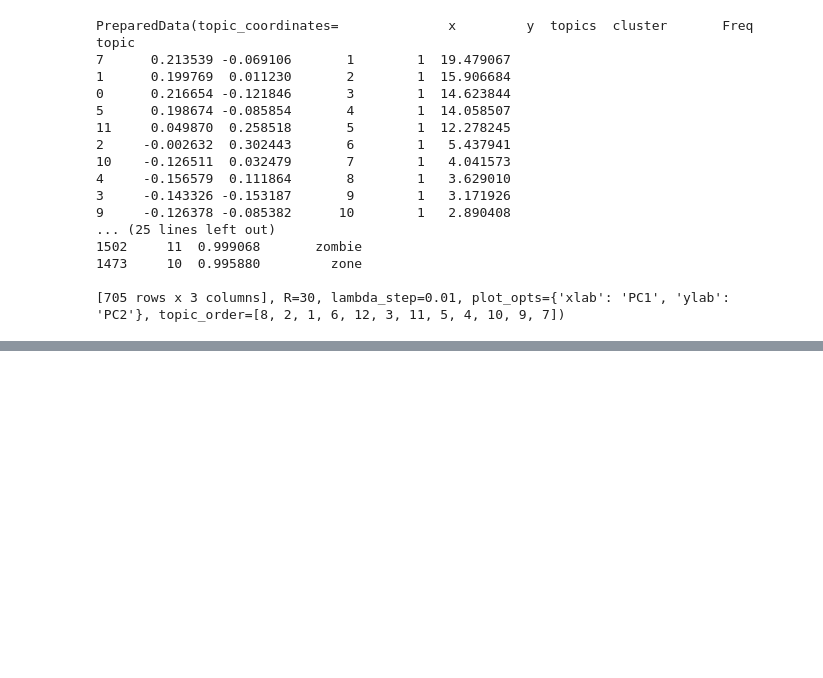
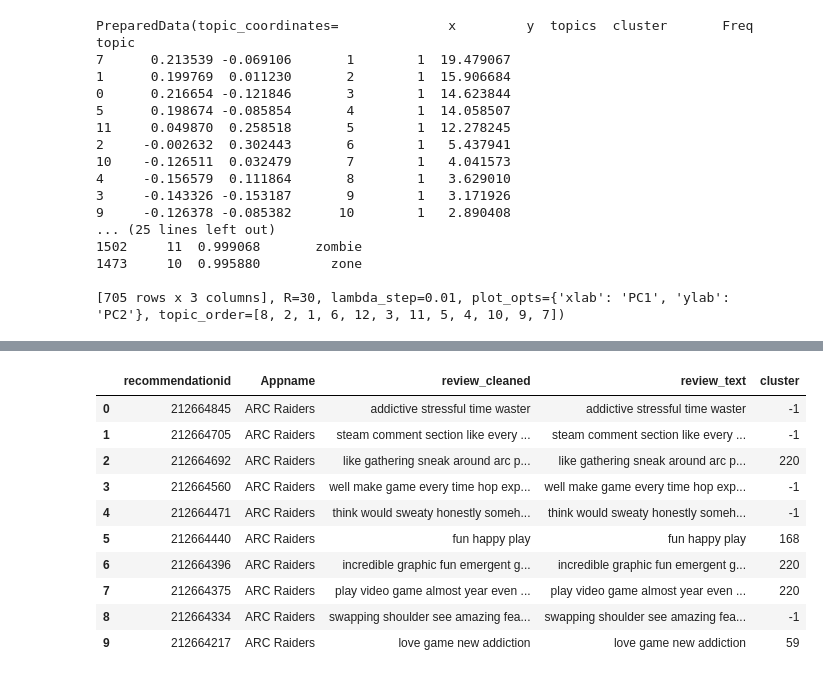
Before and after one commit to CGU-08-IST-332-nlp-steam-name/group-project, a Jupyter notebook: unsupervised_learning.ipynb, the cells around one changed output, grey strips where cells are left out. Saved outputs shown, nothing was run; the diff lists cells and outputs as text; code cells hidden in the pictures; blank space fills up the shorter version.

```diff
--- a/unsupervised_learning.ipynb
+++ b/unsupervised_learning.ipynb
@@ -381,0 +561,14 @@ topic
+# %%
+df.head(10)
+# %% [output]
+|  | recommendationid | Appname | review_cleaned | review_text | cluster |
+| 0 | 212664845 | ARC Raiders | addictive stressful time waster | addictive stressful time waster | -1 |
+| 1 | 212664705 | ARC Raiders | steam comment section like every ... | steam comment section like every ... | -1 |
+| 2 | 212664692 | ARC Raiders | like gathering sneak around arc p... | like gathering sneak around arc p... | 220 |
+| 3 | 212664560 | ARC Raiders | well make game every time hop exp... | well make game every time hop exp... | -1 |
+| 4 | 212664471 | ARC Raiders | think would sweaty honestly someh... | think would sweaty honestly someh... | -1 |
+| 5 | 212664440 | ARC Raiders | fun happy play | fun happy play | 168 |
+| 6 | 212664396 | ARC Raiders | incredible graphic fun emergent g... | incredible graphic fun emergent g... | 220 |
+| 7 | 212664375 | ARC Raiders | play video game almost year even ... | play video game almost year even ... | 220 |
+| 8 | 212664334 | ARC Raiders | swapping shoulder see amazing fea... | swapping shoulder see amazing fea... | -1 |
+| 9 | 212664217 | ARC Raiders | love game new addiction | love game new addiction | 59 |
```
Also changed, not shown: parts of 14 cells of this notebook.
